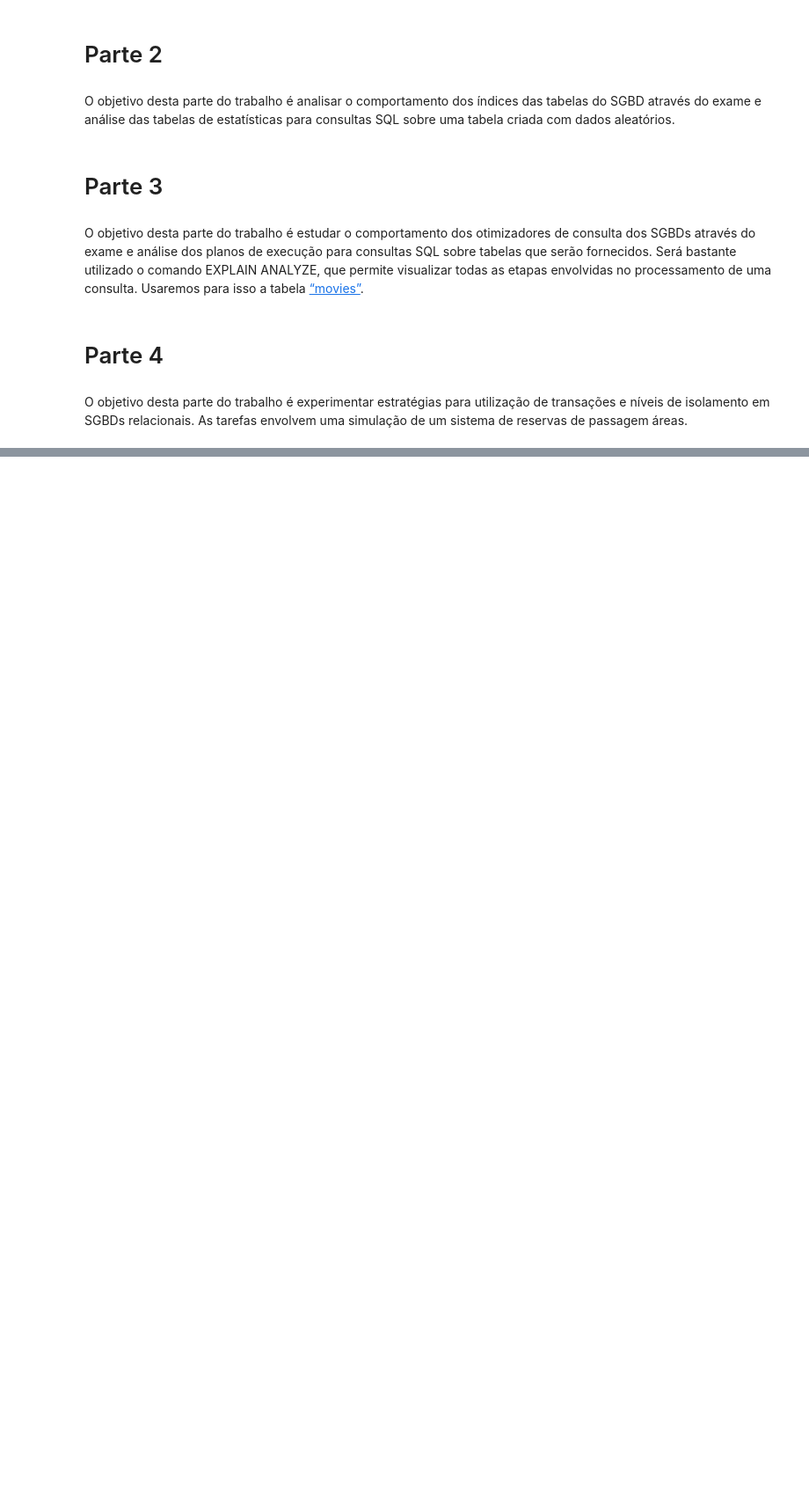
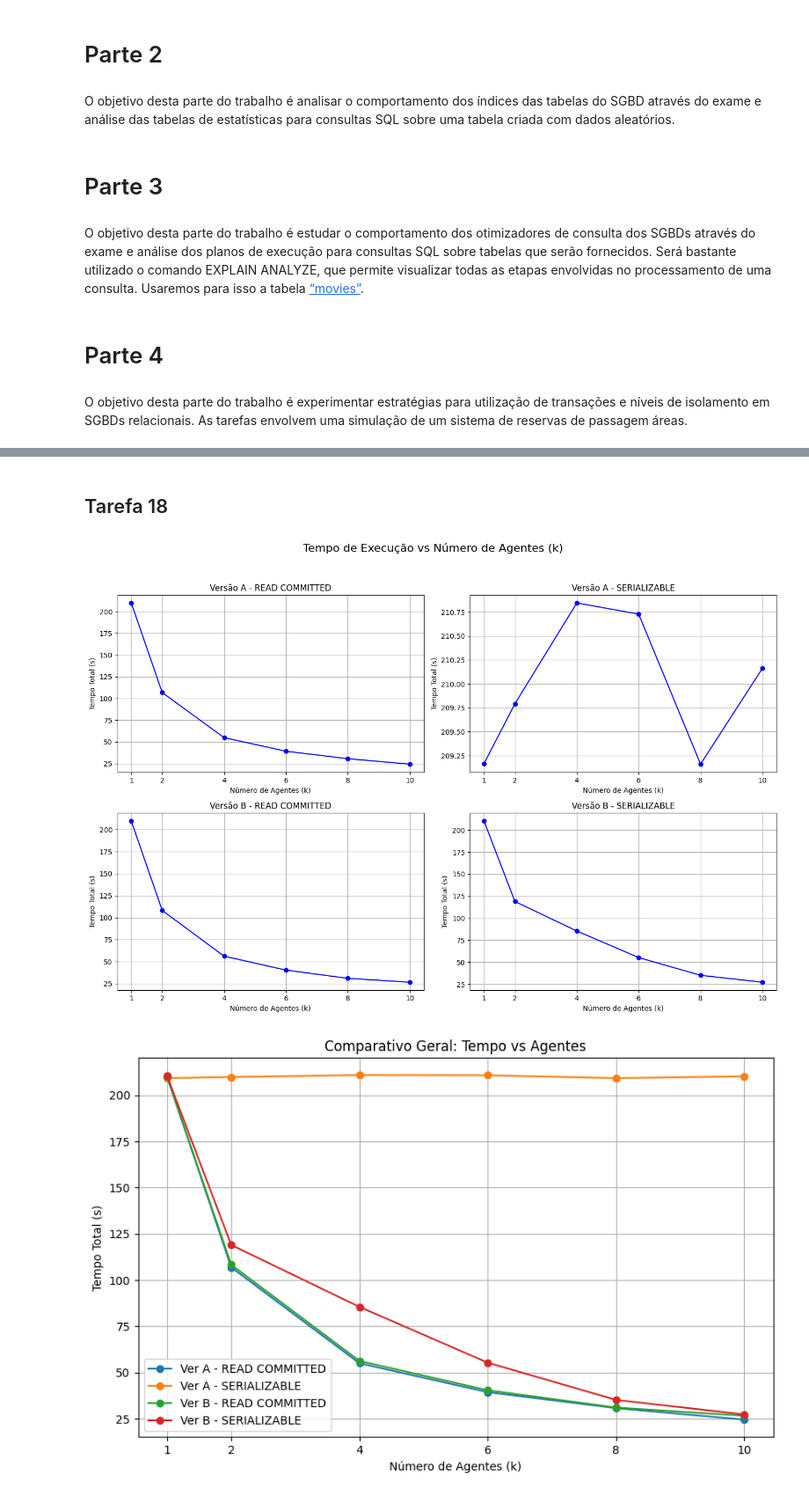
Before and after one commit to Aruthuro/BD_-_Trabalho_3_-_Tarefas_diversas, a Jupyter notebook: BD_Trabalho_3_Tarefas_diversas.ipynb, the cells around one changed output, grey strips where cells are left out. Shown: that part at 88% size. Cells and saved outputs as stored; diff of their text form; code cells hidden in the pictures; blank space fills up the shorter version.

Commit message:
Versão 6 - Parte 1 e parte 4 finalizadas

```diff
--- a/BD_Trabalho_3_Tarefas_diversas.ipynb
+++ b/BD_Trabalho_3_Tarefas_diversas.ipynb
@@ -954,0 +839,10 @@ O objetivo desta parte do trabalho é experimentar estratégias para utilizaçã
+# %%
+# Credenciais do banco
+
+DB_CONFIG = {
+    "dbname": "icomp",
+    "user": "icomp",
+    "password": "icomp123",
+    "host": "localhost",
+    "port": "5432"
+}
@@ -954,0 +1215,51 @@ O objetivo desta parte do trabalho é experimentar estratégias para utilizaçã
+# %% [markdown]
+## Tarefa 18
+# %%
+df_plot = df_resultados_final
+
+plt.style.use('default')
+fig, axs = plt.subplots(2, 2, figsize=(14, 10))
+fig.suptitle('Tempo de Execução vs Número de Agentes (k)', fontsize=16)
+
+# Definição dos cenários para os 4 subplots
+scenarios = [
+    ('A', 'READ COMMITTED', 0, 0),
+    ('A', 'SERIALIZABLE', 0, 1),
+    ('B', 'READ COMMITTED', 1, 0),
+    ('B', 'SERIALIZABLE', 1, 1)
+]
+
+for ver, iso, row, col in scenarios:
+
+    subset = df_plot[(df_plot['versao'] == ver) & (df_plot['isolamento'] == iso)]
+
+    ax = axs[row, col]
+
+    ax.plot(subset['k'], subset['tempo_s'], marker='o', linestyle='-', color='b')
+    ax.set_title(f'Versão {ver} - {iso}')
+    ax.set_xlabel('Número de Agentes (k)')
+    ax.set_ylabel('Tempo Total (s)')
+    ax.grid(True)
+    ax.set_xticks([1, 2, 4, 6, 8, 10])
+
+plt.tight_layout(rect=[0, 0.03, 1, 0.95])
+plt.show()
+
+# Gráfico comparativo direto
+plt.figure(figsize=(10, 6))
+for ver in versoes:
+    for iso in isolamentos:
+        subset = df_plot[(df_plot['versao'] == ver) & (df_plot['isolamento'] == iso)]
+        label = f"Ver {ver} - {iso}"
+        plt.plot(subset['k'], subset['tempo_s'], marker='o', label=label)
+
+plt.title("Comparativo Geral: Tempo vs Agentes")
+plt.xlabel("Número de Agentes (k)")
+plt.ylabel("Tempo Total (s)")
+plt.xticks([1, 2, 4, 6, 8, 10])
+plt.legend()
+plt.grid(True)
+plt.show()
+# %% [output]
+[figure, added]
+[figure, added]
```
Also changed, not shown: parts of 41 cells of this notebook.
